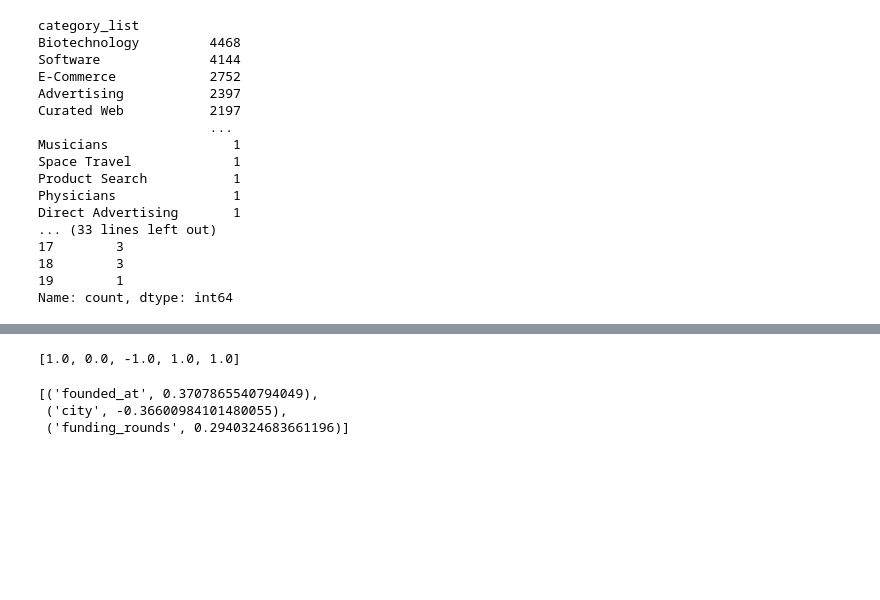
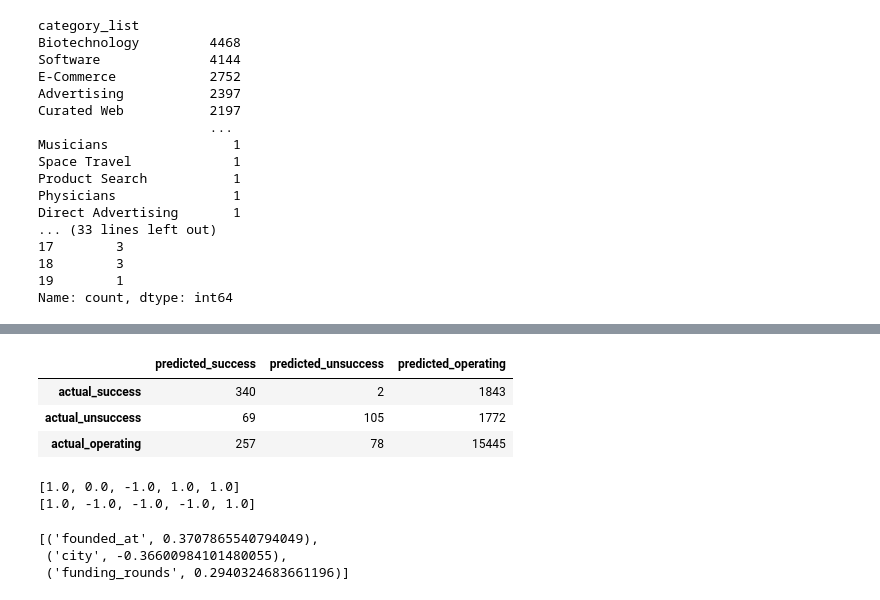
Before and after one commit to Devbrianhuynh/startup-chex, a Jupyter notebook: model_training.ipynb, the cells around one changed output, grey strips where cells are left out. Drawn from its saved outputs; the diff is of its cells as text; code cells hidden in the pictures; blank space fills up the shorter version.

```diff
--- a/model_training.ipynb
+++ b/model_training.ipynb
@@ -161,4 +182,17 @@ Pipeline(steps=[('preprocessor',
+# %%
+confusion_matrix_dt = confusion_matrix(y_test, y_pred_dt, labels=[1, 0, -1])
+index = ['actual_success', 'actual_unsuccess', 'actual_operating']
+columns = ['predicted_success', 'predicted_unsuccess', 'predicted_operating']
+
+test_confusion_matrix = pd.DataFrame(data=confusion_matrix_dt, index=index, columns=columns)
+test_confusion_matrix
+# %% [output]
+|  | predicted_success | predicted_unsuccess | predicted_operating |
+| actual_success | 340 | 2 | 1843 |
+| actual_unsuccess | 69 | 105 | 1772 |
+| actual_operating | 257 | 78 | 15445 |
 # %%
+# Testing the model
 startup_info = {
     'category_list': ['Apps', 'Curated Web', 'Application Platforms', 'Cloud Computing', 'Software'],
     'funding_total_usd': [90000000, 100000, 5000000, 12000000, 70000000],
@@ -171,8 +205,12 @@ startup_info = {
 
 startup_info = pd.DataFrame(startup_info)
 
-y_pred_result = pipe.predict(startup_info)
-y_pred_result.tolist()
+y_pred_lr_result = pipe_lr.predict(startup_info)
+y_pred_dt_result = pipe_dt.predict(startup_info)
+
+print(y_pred_lr_result.tolist())
+print(y_pred_dt_result.tolist())
 # %% [output]
 [1.0, 0.0, -1.0, 1.0, 1.0]
+[1.0, -1.0, -1.0, -1.0, 1.0]
 # %%
```
Also changed, not shown: parts of 10 cells of this notebook.
